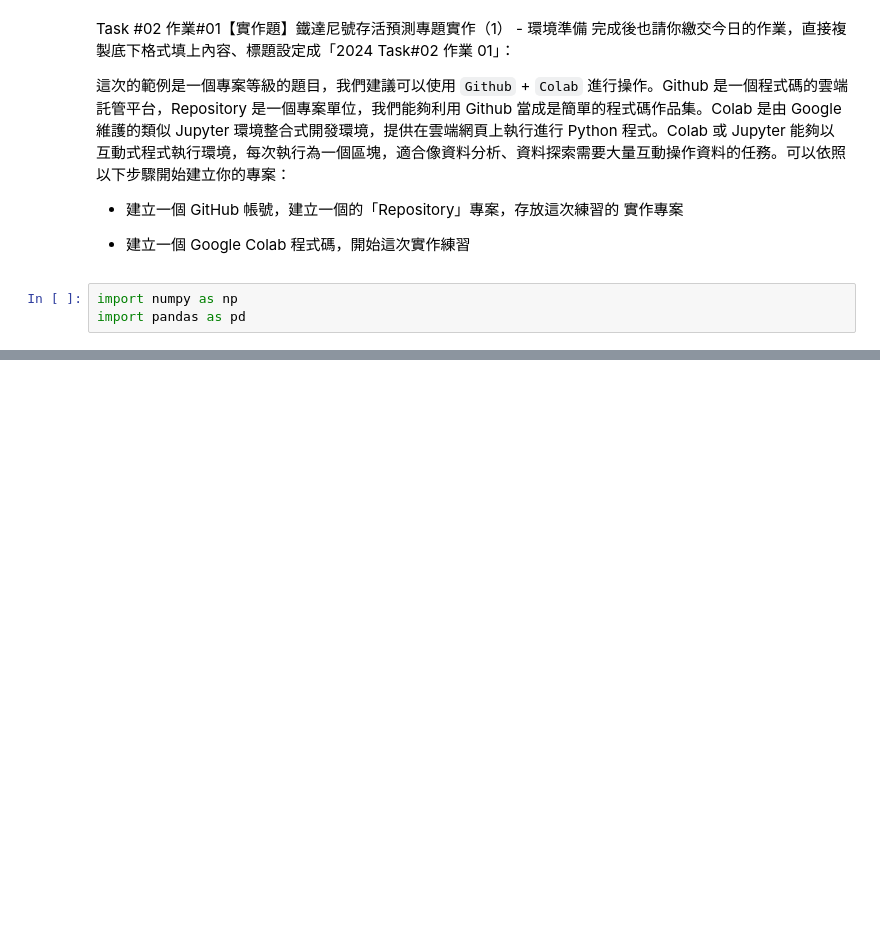
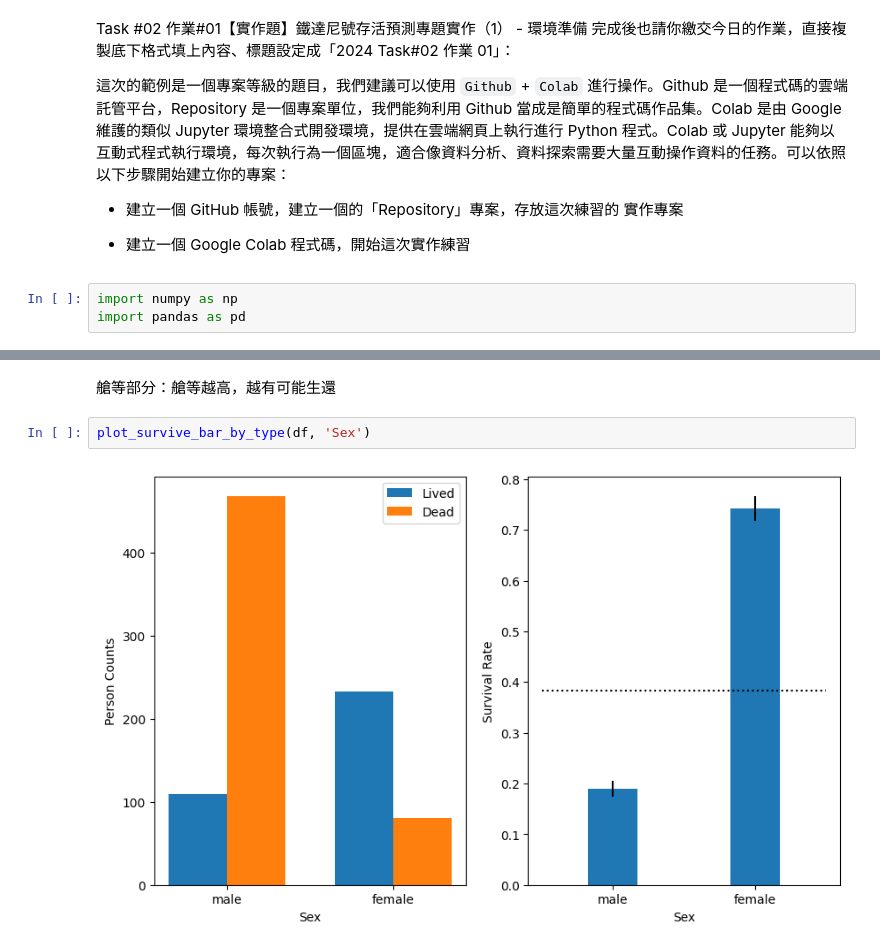
Before and after one commit to skyjadel/chang-s_titanic, a Jupyter notebook: Task_02_作業_01.ipynb, the cells around one changed output, grey strips where cells are left out. Cells and saved outputs as stored; diff of their text form; blank space fills up the shorter version.

```diff
--- a/Task_02_作業_01.ipynb
+++ b/Task_02_作業_01.ipynb
@@ -14,0 +176,6 @@ import pandas as pd
+# %% [markdown]
+艙等部分：艙等越高，越有可能生還
+# %%
+plot_survive_bar_by_type(df, 'Sex')
+# %% [output]
+[figure, added]
```
Also changed, not shown: parts of 30 cells of this notebook.
